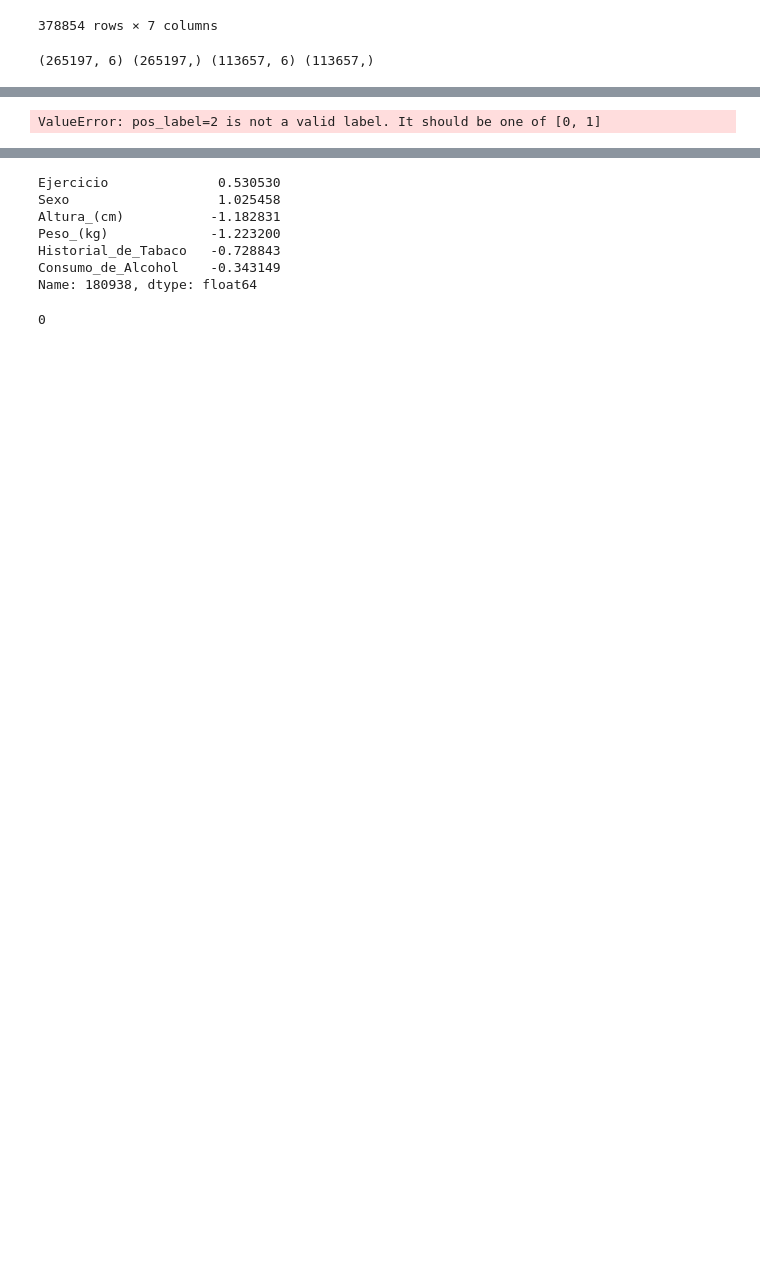
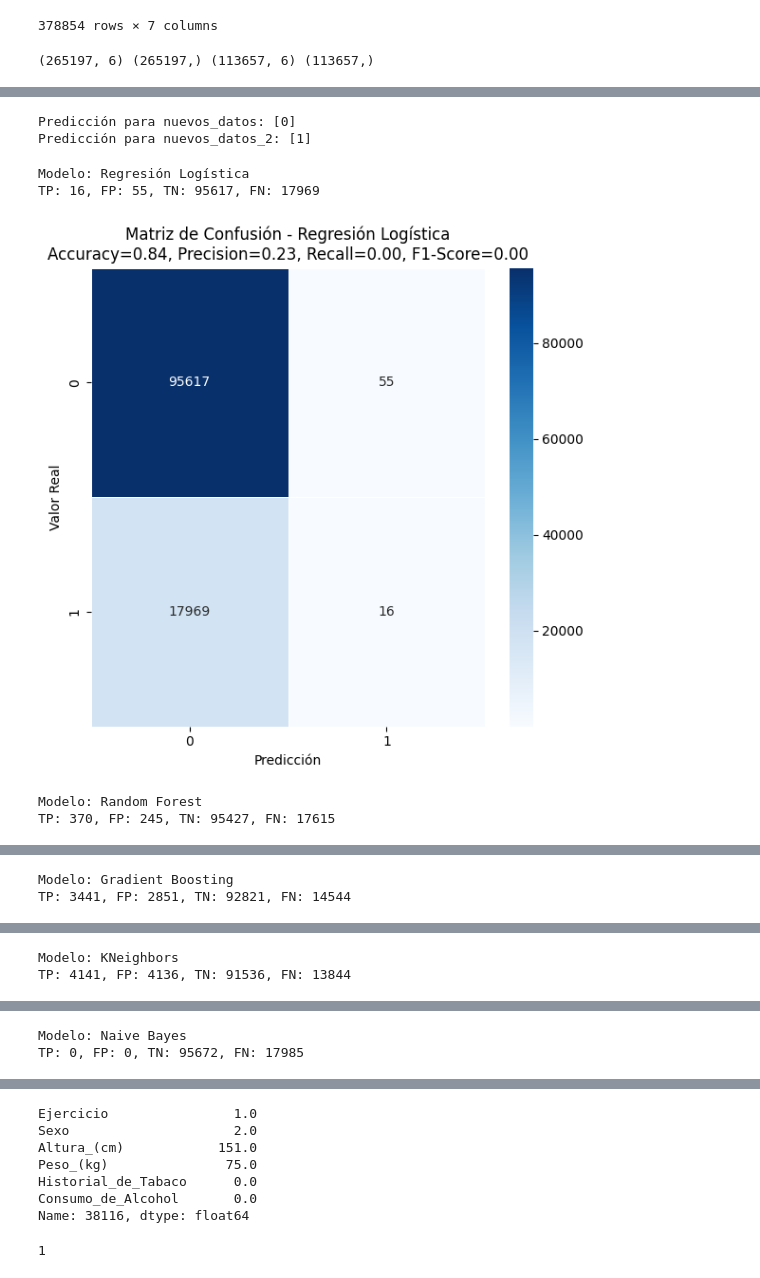
Before and after one commit to Freakscode/Hackaton-2023-PB, a Jupyter notebook: sketch.ipynb, the cells around one changed output, grey strips where cells are left out. Cells and saved outputs as stored; diff of their text form; code cells hidden in the pictures; blank space fills up the shorter version.

```diff
--- a/sketch.ipynb
+++ b/sketch.ipynb
@@ -332,38 +360,74 @@ Mejor Puntuación de Validación Cruzada: 0.8417591452544029
+# %%
+nuevos_datos = {
+    'Ejercicio': [1], #Sí
+    'Sexo': [2], #Mujer
+    'Altura_(cm)': [157],
+    'Peso_(kg)': [56.7],
+    'Historial_de_Tabaco': [0],
+    'Consumo_de_Alcohol': [0]
+}
+
+nuevos_datos_2 =  {
+    'Ejercicio': [1], #Sí
+    'Sexo': [1], #Hombre
+    'Altura_(cm)': [151.0],
+    'Peso_(kg)': [75.0],
+    'Historial_de_Tabaco': [1],
+    'Consumo_de_Alcohol': [0]
+}
+
+nuevos_datos_sc = scaler.transform(pd.DataFrame(nuevos_datos))
+nuevos_datos_2_sc = scaler.transform(pd.DataFrame(nuevos_datos_2))
+
+# Make predictions on the new data
+y_pred = model.predict(nuevos_datos_sc)
+y_pred_2 = model.predict(nuevos_datos_2_sc)
+
+# Print the predictions
+print(f'Predicción para nuevos_datos: {y_pred}')
+print(f'Predicción para nuevos_datos_2: {y_pred_2}')
+# %% [output]
+Predicción para nuevos_datos: [0]
+Predicción para nuevos_datos_2: [1]
 # %%
 for nombre_modelo, resultado in resultados.items():
     modelo = resultado['Modelo Entrenado']
 
     # Realiza predicciones en el conjunto de prueba
-    y_pred = modelo.predict(X_test)
+    y_pred = modelo.predict(X_test_scaled)
 
     # Calcula la matriz de confusión
     cm = confusion_matrix(y_test, y_pred)
 
     # Extrae los valores de TP, FP, TN, FN de la matriz de confusión
     tn, fp, fn, tp = cm.ravel()
 
     # Calcula métricas de evaluación
     accuracy = accuracy_score(y_test, y_pred)
     precision = precision_score(y_test, y_pred, pos_label=1)
     recall = recall_score(y_test, y_pred, pos_label=1)
     f1 = f1_score(y_test, y_pred, pos_label=1)
 
     # Imprime los valores de TP, FP, TN, FN
     print(f'Modelo: {nombre_modelo}')
     print(f'TP: {tp}, FP: {fp}, TN: {tn}, FN: {fn}')
 
     # Gráfica la matriz de confusión con Seaborn
     plt.figure(figsize=(6, 6))
     sns.heatmap(cm, annot=True, fmt='d', cmap='Blues', linewidths=.5)
     plt.title(f'Matriz de Confusión - {nombre_modelo}')
     plt.xlabel('Predicción')
     plt.ylabel('Valor Real')
 
     # Muestra las métricas en el título
     plt.title(
         f'Matriz de Confusión - {nombre_modelo}\nAccuracy={accuracy:.2f}, Precision={precision:.2f}, Recall={recall:.2f}, F1-Score={f1:.2f}')
 
     plt.tight_layout()
     plt.show()
 # %% [output]
-ValueError: pos_label=2 is not a valid label. It should be one of [0, 1]
+Modelo: Regresión Logística
+TP: 16, FP: 55, TN: 95617, FN: 17969
+[figure, added]
+Modelo: Random Forest
+TP: 370, FP: 245, TN: 95427, FN: 17615
@@ -369,0 +435,2 @@ ValueError: pos_label=2 is not a valid label. It should be one of [0, 1]
+Modelo: Gradient Boosting
+TP: 3441, FP: 2851, TN: 92821, FN: 14544
@@ -369,0 +438,2 @@ ValueError: pos_label=2 is not a valid label. It should be one of [0, 1]
+Modelo: KNeighbors
+TP: 4141, FP: 4136, TN: 91536, FN: 13844
@@ -369,0 +441,2 @@ ValueError: pos_label=2 is not a valid label. It should be one of [0, 1]
+Modelo: Naive Bayes
+TP: 0, FP: 0, TN: 95672, FN: 17985
@@ -381,18 +455,18 @@ import pickle
 with open('mejor_modelo.pkl', 'rb') as archivo:
     modelo_cargado = pickle.load(archivo)
 # %%
-X_test.iloc[0]
+X_test.iloc[1]
 # %% [output]
-Ejercicio              0.530530
-Sexo                   1.025458
-Altura_(cm)           -1.182831
-Peso_(kg)             -1.223200
-Historial_de_Tabaco   -0.728843
-Consumo_de_Alcohol    -0.343149
-Name: 180938, dtype: float64
+Ejercicio                1.0
+Sexo                     2.0
+Altura_(cm)            151.0
+Peso_(kg)               75.0
+Historial_de_Tabaco      0.0
+Consumo_de_Alcohol       0.0
+Name: 38116, dtype: float64
 # %%
-y_test.iloc[0]
+y_test.iloc[1]
 # %% [output]
-0
+1
 # %%
 nuevos_datos = {
```
Also changed, not shown: parts of 14 cells of this notebook, 2 other files.
